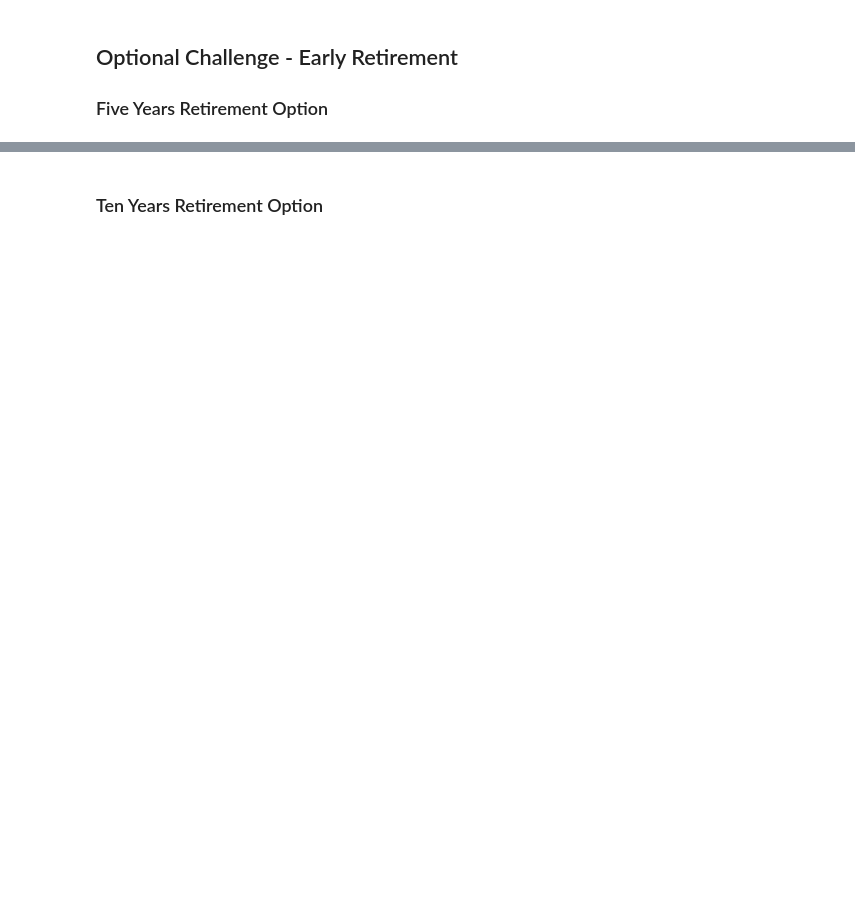
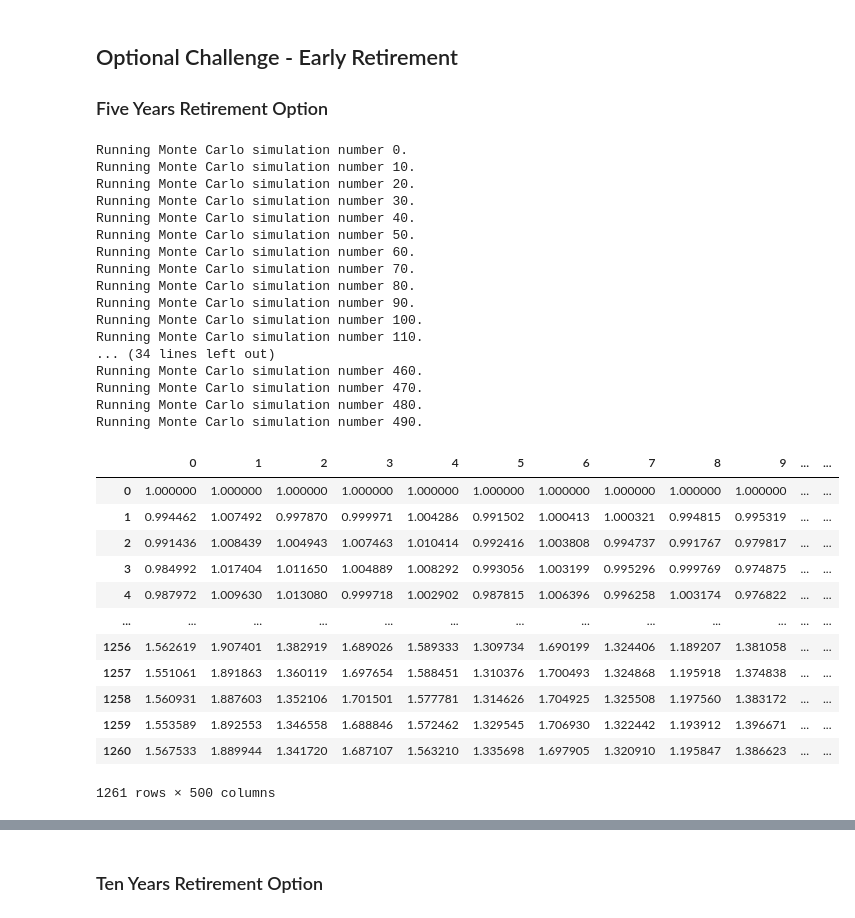
Before and after one commit to ahudiyaxcel/APIs-project, a Jupyter notebook: financial-planner.ipynb, the cells around one changed output, grey strips where cells are left out. Drawn from its saved outputs; the diff is of its cells as text; code cells hidden in the pictures; blank space fills up the shorter version.

```diff
--- a/financial-planner.ipynb
+++ b/financial-planner.ipynb
@@ -386,3 +394,35 @@ There is a 95% chance that an initial investment of $30000.0 in the portfolio ov
 # %%
-# Configuring a Monte Carlo simulation to forecast 5 years cumulative returns
-# YOUR CODE HERE!
+# Running a Monte Carlo simulation to forecast 5 years cumulative returns
+MC_five_year.portfolio_data.head()
+MC_five_year.calc_cumulative_return()
+# %% [output]
+Running Monte Carlo simulation number 0.
+Running Monte Carlo simulation number 10.
+Running Monte Carlo simulation number 20.
+Running Monte Carlo simulation number 30.
+Running Monte Carlo simulation number 40.
+Running Monte Carlo simulation number 50.
+Running Monte Carlo simulation number 60.
+Running Monte Carlo simulation number 70.
+Running Monte Carlo simulation number 80.
+Running Monte Carlo simulation number 90.
+Running Monte Carlo simulation number 100.
+Running Monte Carlo simulation number 110.
+... (34 lines left out)
+Running Monte Carlo simulation number 460.
+Running Monte Carlo simulation number 470.
+Running Monte Carlo simulation number 480.
+Running Monte Carlo simulation number 490.
+|  | 0 | 1 | 2 | 3 | 4 | 5 | 6 | 7 | 8 | 9 | ... | ... |
+| 0 | 1.000000 | 1.000000 | 1.000000 | 1.000000 | 1.000000 | 1.000000 | 1.000000 | 1.000000 | 1.000000 | 1.000000 | ... | ... |
+| 1 | 0.994462 | 1.007492 | 0.997870 | 0.999971 | 1.004286 | 0.991502 | 1.000413 | 1.000321 | 0.994815 | 0.995319 | ... | ... |
+| 2 | 0.991436 | 1.008439 | 1.004943 | 1.007463 | 1.010414 | 0.992416 | 1.003808 | 0.994737 | 0.991767 | 0.979817 | ... | ... |
+| 3 | 0.984992 | 1.017404 | 1.011650 | 1.004889 | 1.008292 | 0.993056 | 1.003199 | 0.995296 | 0.999769 | 0.974875 | ... | ... |
+| 4 | 0.987972 | 1.009630 | 1.013080 | 0.999718 | 1.002902 | 0.987815 | 1.006396 | 0.996258 | 1.003174 | 0.976822 | ... | ... |
+| ... | ... | ... | ... | ... | ... | ... | ... | ... | ... | ... | ... | ... |
+| 1256 | 1.562619 | 1.907401 | 1.382919 | 1.689026 | 1.589333 | 1.309734 | 1.690199 | 1.324406 | 1.189207 | 1.381058 | ... | ... |
+| 1257 | 1.551061 | 1.891863 | 1.360119 | 1.697654 | 1.588451 | 1.310376 | 1.700493 | 1.324868 | 1.195918 | 1.374838 | ... | ... |
+| 1258 | 1.560931 | 1.887603 | 1.352106 | 1.701501 | 1.577781 | 1.314626 | 1.704925 | 1.325508 | 1.197560 | 1.383172 | ... | ... |
+| 1259 | 1.553589 | 1.892553 | 1.346558 | 1.688846 | 1.572462 | 1.329545 | 1.706930 | 1.322442 | 1.193912 | 1.396671 | ... | ... |
+| 1260 | 1.567533 | 1.889944 | 1.341720 | 1.687107 | 1.563210 | 1.335698 | 1.697905 | 1.320910 | 1.195847 | 1.386623 | ... | ... |
+1261 rows × 500 columns
```
Also changed, not shown: parts of 28 cells of this notebook.
